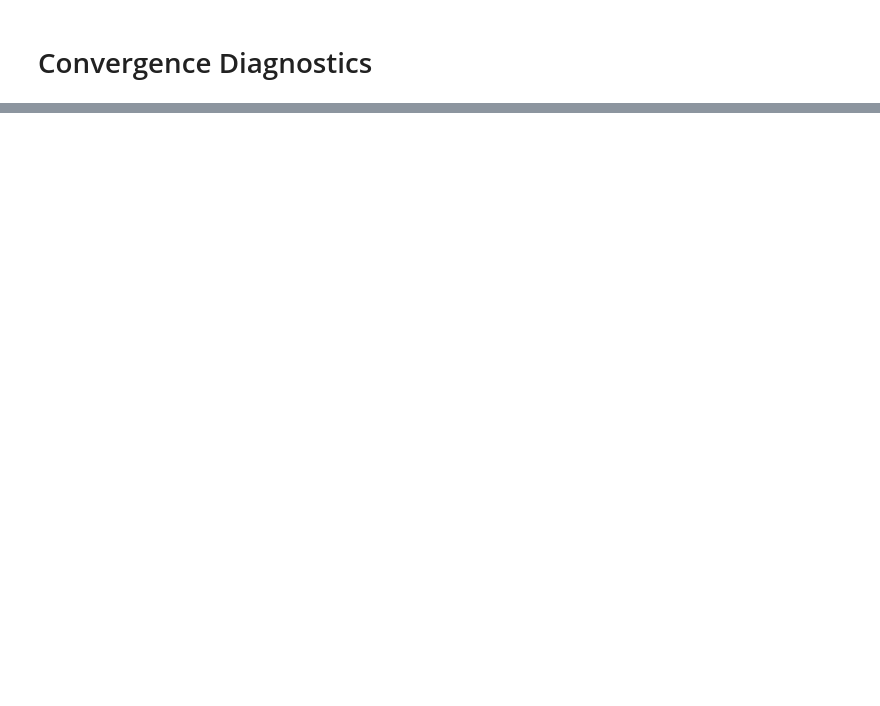
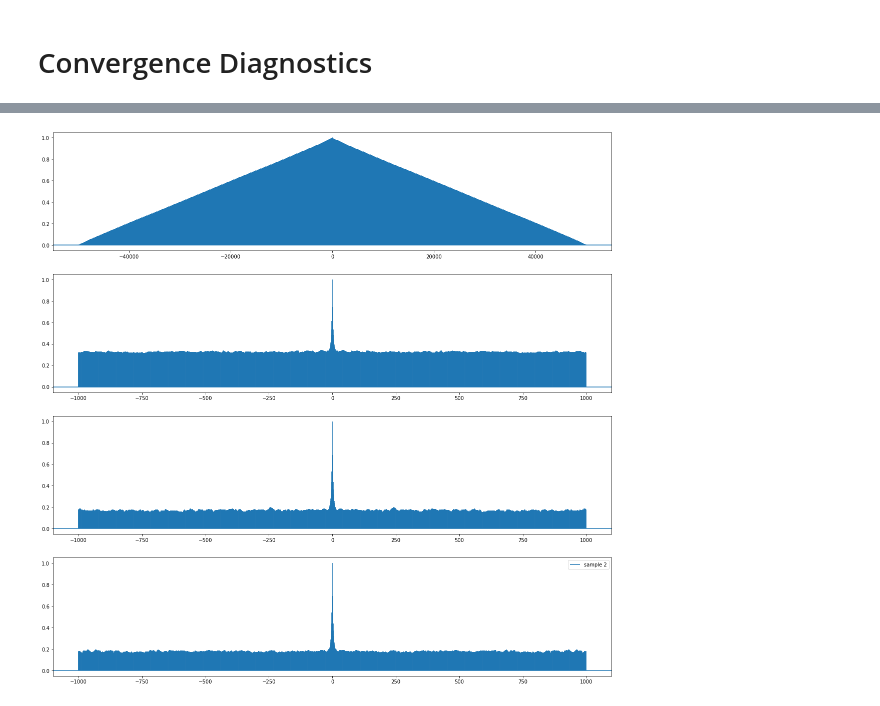
Before and after one commit to ola-cupriak/SAD2_project2, a Jupyter notebook: code.ipynb, the cells around one changed output, grey strips where cells are left out. Cells and saved outputs as stored; diff of their text form; code cells hidden in the pictures; blank space fills up the shorter version.

```diff
--- a/code.ipynb
+++ b/code.ipynb
@@ -211,0 +269,15 @@ samples_50000_2.plot(x='step', y='R_freq', figsize=(10, 5), title='Frequency of
+# %%
+samples_50000_1['coded_R'] = samples_50000_1['R'].apply(lambda x: 1.0 if x == 'T' else 0.0)
+samples_50000_2['coded_R'] = samples_50000_2['R'].apply(lambda x: 1.0 if x == 'T' else 0.0)
+samples_50000_1['coded_C'] = samples_50000_1['C'].apply(lambda x: 1.0 if x == 'T' else 0.0)
+samples_50000_2['coded_C'] = samples_50000_2['C'].apply(lambda x: 1.0 if x == 'T' else 0.0)
+# %%
+fig, axes = plt.subplots(4, 1, figsize=(20, 20))
+axes[0].acorr(samples_50000_1['R_freq'], maxlags=49999, label='sample 1')
+axes[1].acorr(samples_50000_2['coded_R'], maxlags=1000, label='sample 2')
+axes[2].acorr(samples_50000_1['coded_C'], maxlags=1000, label='sample 1')
+axes[3].acorr(samples_50000_2['coded_C'], maxlags=1000, label='sample 2')
+plt.legend()
+plt.show()
+# %% [output]
+[figure, added]
```
Also changed, not shown: parts of 21 cells of this notebook.
